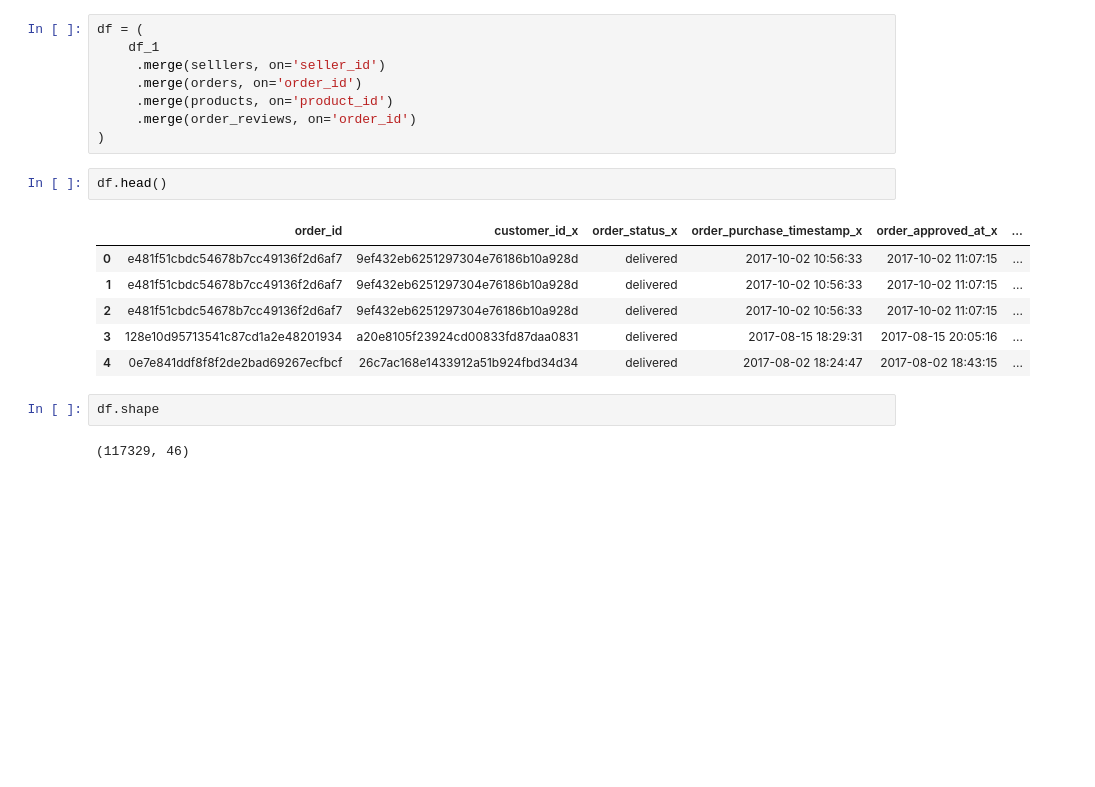
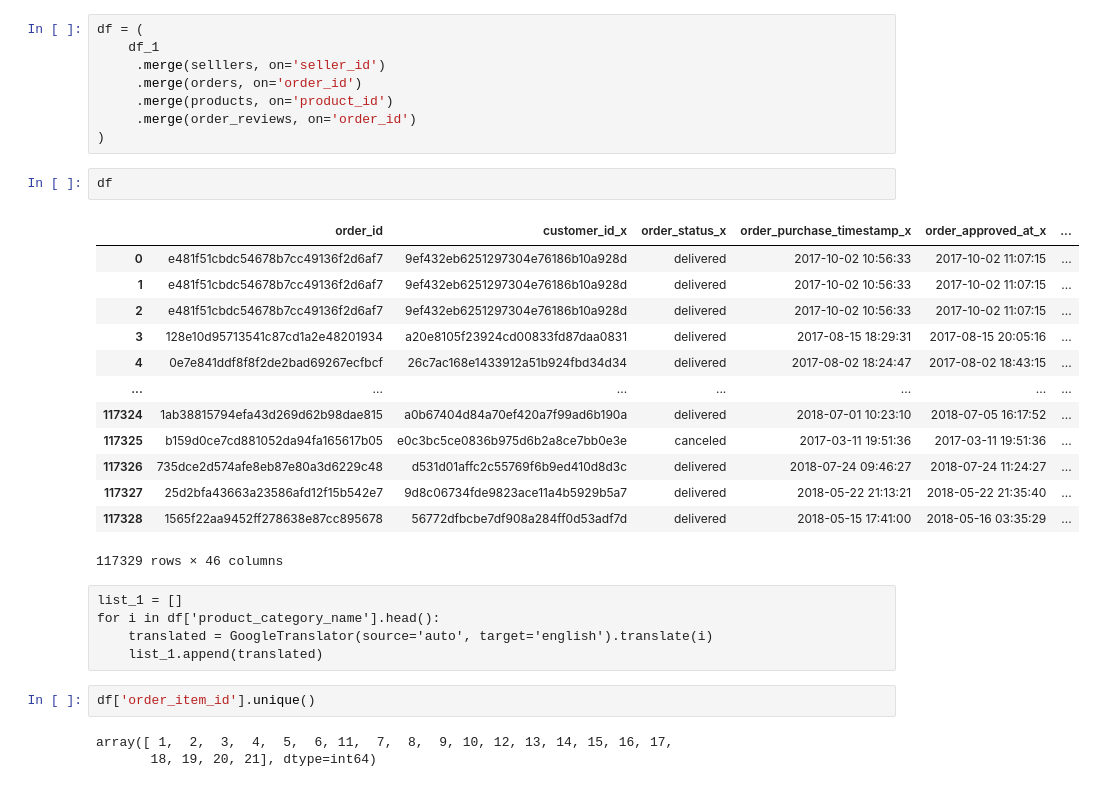
Before and after one commit to dev-hack95/Intent-Analysis, a Jupyter notebook: notebooks/e-commerce-case-study.ipynb, the cells around one changed output. Drawn from its saved outputs; the diff is of its cells as text; blank space fills up the shorter version.

```diff
--- a/notebooks/e-commerce-case-study.ipynb
+++ b/notebooks/e-commerce-case-study.ipynb
@@ -219,16 +226,29 @@ df = (
      .merge(products, on='product_id')
      .merge(order_reviews, on='order_id')
 )
-# %%
-df.head()
-# %% [output]
-|  | order_id | customer_id_x | order_status_x | order_purchase_timestamp_x | order_approved_at_x | ... |
-| 0 | e481f51cbdc54678b7cc49136f2d6af7 | 9ef432eb6251297304e76186b10a928d | delivered | 2017-10-02 10:56:33 | 2017-10-02 11:07:15 | ... |
-| 1 | e481f51cbdc54678b7cc49136f2d6af7 | 9ef432eb6251297304e76186b10a928d | delivered | 2017-10-02 10:56:33 | 2017-10-02 11:07:15 | ... |
-| 2 | e481f51cbdc54678b7cc49136f2d6af7 | 9ef432eb6251297304e76186b10a928d | delivered | 2017-10-02 10:56:33 | 2017-10-02 11:07:15 | ... |
-| 3 | 128e10d95713541c87cd1a2e48201934 | a20e8105f23924cd00833fd87daa0831 | delivered | 2017-08-15 18:29:31 | 2017-08-15 20:05:16 | ... |
-| 4 | 0e7e841ddf8f8f2de2bad69267ecfbcf | 26c7ac168e1433912a51b924fbd34d34 | delivered | 2017-08-02 18:24:47 | 2017-08-02 18:43:15 | ... |
-# %%
-df.shape
-# %% [output]
-(117329, 46)
+# %%
+df
+# %% [output]
+|  | order_id | customer_id_x | order_status_x | order_purchase_timestamp_x | order_approved_at_x | ... |
+| 0 | e481f51cbdc54678b7cc49136f2d6af7 | 9ef432eb6251297304e76186b10a928d | delivered | 2017-10-02 10:56:33 | 2017-10-02 11:07:15 | ... |
+| 1 | e481f51cbdc54678b7cc49136f2d6af7 | 9ef432eb6251297304e76186b10a928d | delivered | 2017-10-02 10:56:33 | 2017-10-02 11:07:15 | ... |
+| 2 | e481f51cbdc54678b7cc49136f2d6af7 | 9ef432eb6251297304e76186b10a928d | delivered | 2017-10-02 10:56:33 | 2017-10-02 11:07:15 | ... |
+| 3 | 128e10d95713541c87cd1a2e48201934 | a20e8105f23924cd00833fd87daa0831 | delivered | 2017-08-15 18:29:31 | 2017-08-15 20:05:16 | ... |
+| 4 | 0e7e841ddf8f8f2de2bad69267ecfbcf | 26c7ac168e1433912a51b924fbd34d34 | delivered | 2017-08-02 18:24:47 | 2017-08-02 18:43:15 | ... |
+| ... | ... | ... | ... | ... | ... | ... |
+| 117324 | 1ab38815794efa43d269d62b98dae815 | a0b67404d84a70ef420a7f99ad6b190a | delivered | 2018-07-01 10:23:10 | 2018-07-05 16:17:52 | ... |
+| 117325 | b159d0ce7cd881052da94fa165617b05 | e0c3bc5ce0836b975d6b2a8ce7bb0e3e | canceled | 2017-03-11 19:51:36 | 2017-03-11 19:51:36 | ... |
+| 117326 | 735dce2d574afe8eb87e80a3d6229c48 | d531d01affc2c55769f6b9ed410d8d3c | delivered | 2018-07-24 09:46:27 | 2018-07-24 11:24:27 | ... |
+| 117327 | 25d2bfa43663a23586afd12f15b542e7 | 9d8c06734fde9823ace11a4b5929b5a7 | delivered | 2018-05-22 21:13:21 | 2018-05-22 21:35:40 | ... |
+| 117328 | 1565f22aa9452ff278638e87cc895678 | 56772dfbcbe7df908a284ff0d53adf7d | delivered | 2018-05-15 17:41:00 | 2018-05-16 03:35:29 | ... |
+117329 rows × 46 columns
+# %% [raw]
+list_1 = []
+for i in df['product_category_name'].head():
+    translated = GoogleTranslator(source='auto', target='english').translate(i)
+    list_1.append(translated)
+# %%
+df['order_item_id'].unique()
+# %% [output]
+array([ 1,  2,  3,  4,  5,  6, 11,  7,  8,  9, 10, 12, 13, 14, 15, 16, 17,
+       18, 19, 20, 21], dtype=int64)
```
Also changed, not shown: parts of 12 cells of this notebook, 2 other files.
